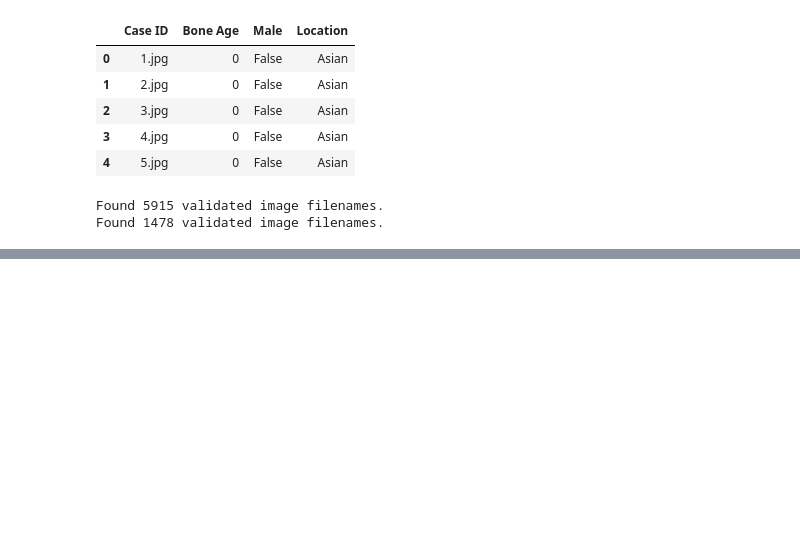
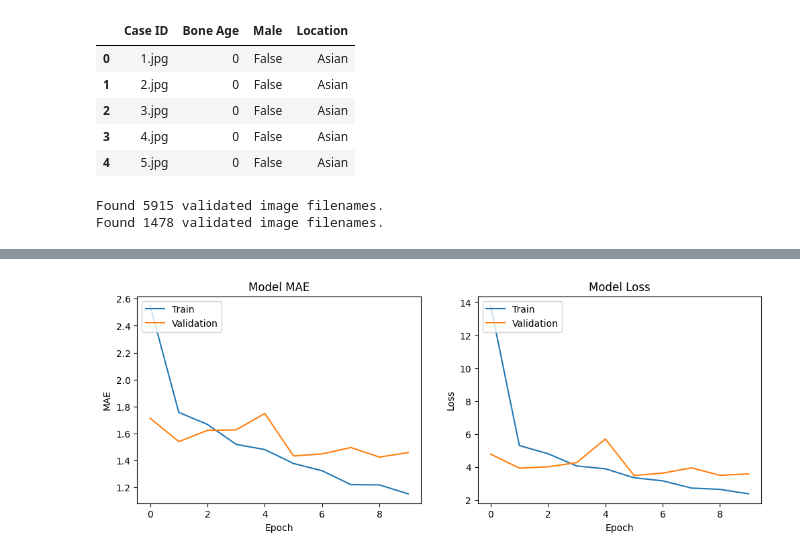
Before and after one commit to Armin-Abdollahi/Bone-Age-Estimation, a Jupyter notebook: Bone_Age_CNN.ipynb, the cells around one changed output, grey strips where cells are left out. Cells and saved outputs as stored; diff of their text form; code cells hidden in the pictures; blank space fills up the shorter version.

```diff
--- a/Bone_Age_CNN.ipynb
+++ b/Bone_Age_CNN.ipynb
@@ -109,6 +110,29 @@ Epoch 9/10
 184/184 [==============================] - 382s 2s/step - loss: 2.6516 - mae: 1.2181 - val_loss: 3.5028 - val_mae: 1.4245
 Epoch 10/10
 184/184 [==============================] - 299s 2s/step - loss: 2.3824 - mae: 1.1520 - val_loss: 3.5945 - val_mae: 1.4582
+# %%
+# Plot training & validation MAE values
+plt.figure(figsize=(12, 4))
+plt.subplot(1, 2, 1)
+plt.plot(history.history['mae'])
+plt.plot(history.history['val_mae'])
+plt.title('Model MAE')
+plt.ylabel('MAE')
+plt.xlabel('Epoch')
+plt.legend(['Train', 'Validation'], loc='upper left')
+
+# Plot training & validation loss values
+plt.subplot(1, 2, 2)
+plt.plot(history.history['loss'])
+plt.plot(history.history['val_loss'])
+plt.title('Model Loss')
+plt.ylabel('Loss')
+plt.xlabel('Epoch')
+plt.legend(['Train', 'Validation'], loc='upper left')
+
+plt.show()
+# %% [output]
+[figure, added]
 # %%
 # Save the model
 model.save('/content/drive/MyDrive/bone_age_cnn_model.h5')
```
Also changed, not shown: parts of 1 cell of this notebook.
